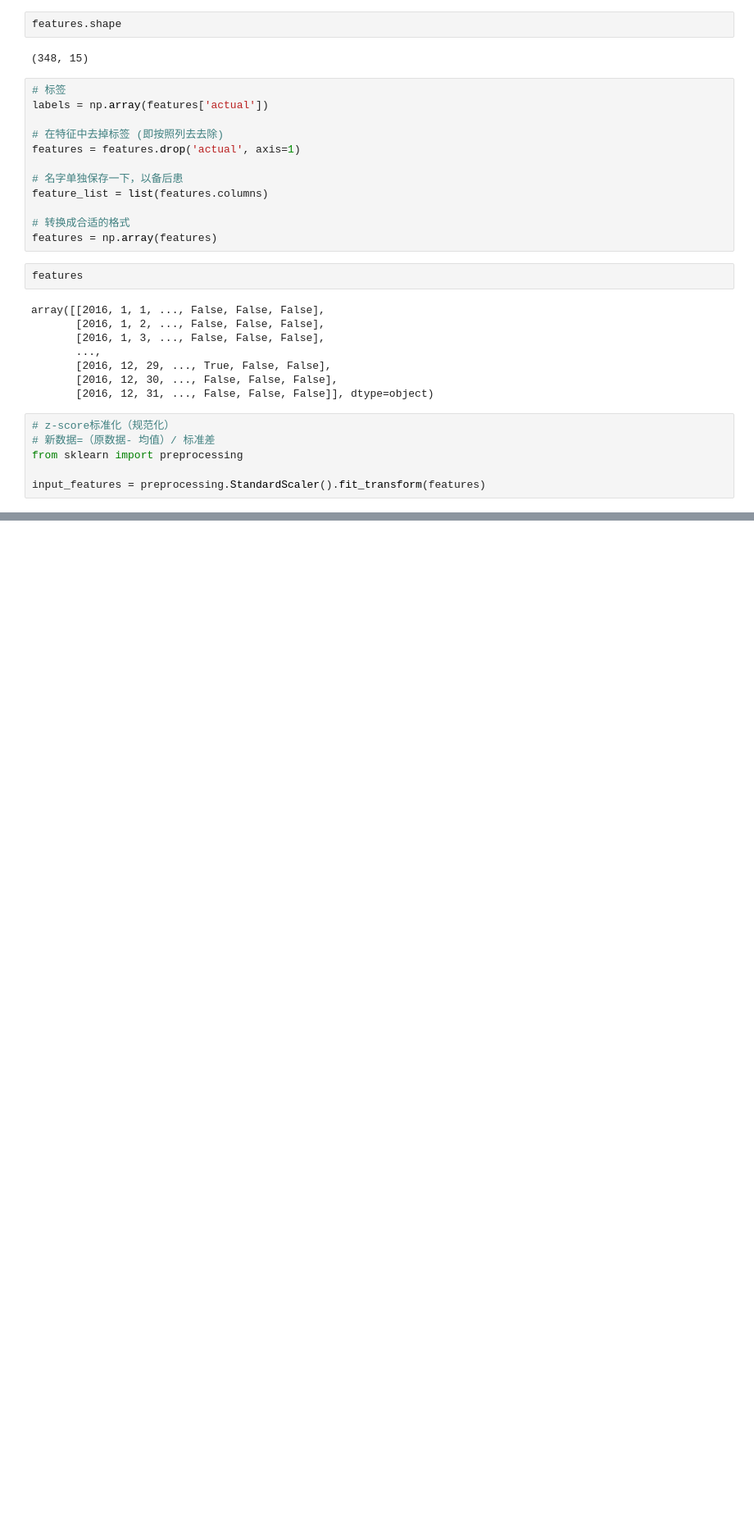
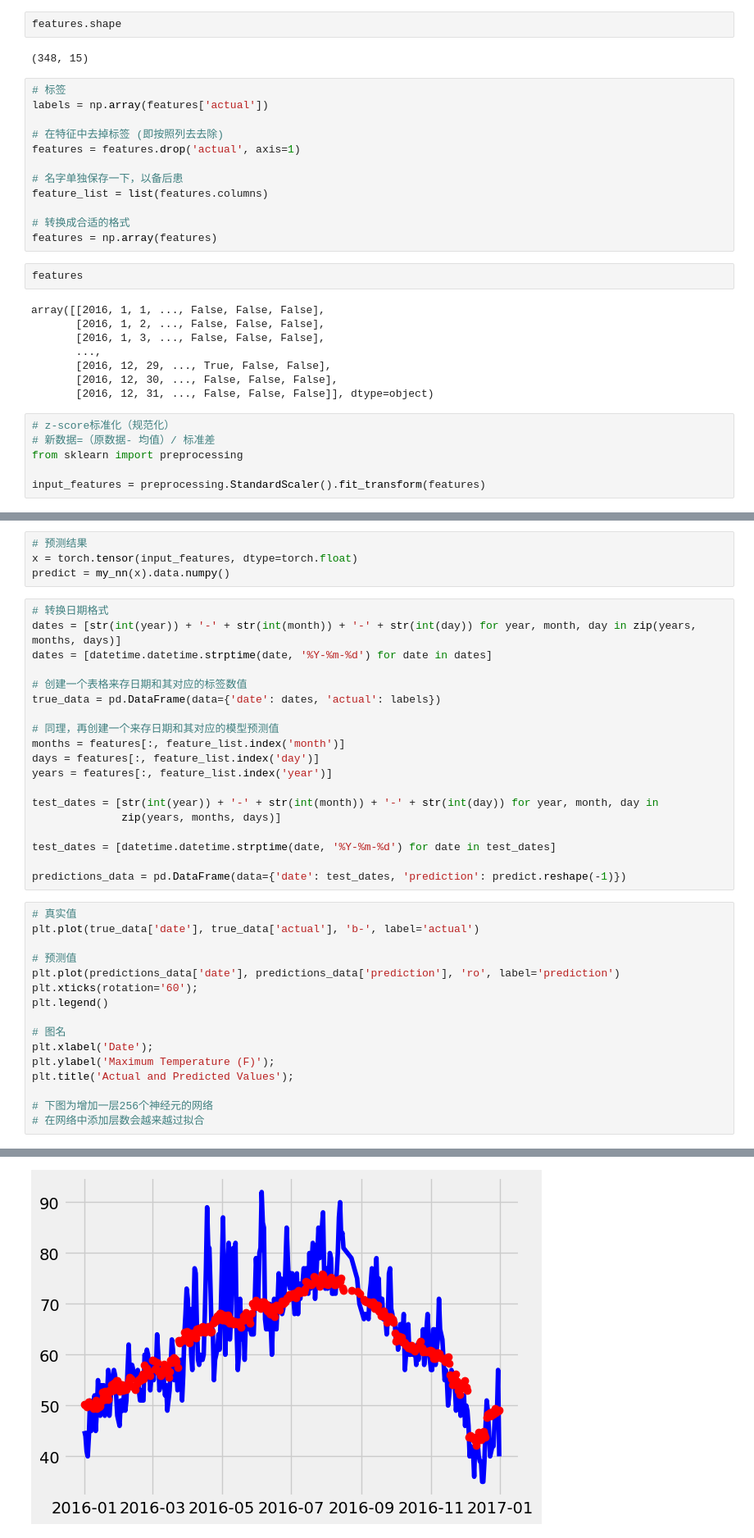
Before and after one commit to DawningAn/Learning-torch, a Jupyter notebook: 气温预测分类任务/code.ipynb, the cells around one changed output, grey strips where cells are left out. Shown: that part at 82% size. Drawn from its saved outputs; the diff is of its cells as text; blank space fills up the shorter version.

```diff
--- a/气温预测分类任务/code.ipynb
+++ b/气温预测分类任务/code.ipynb
@@ -143,0 +253,40 @@ y = torch.tensor(labels, dtype=float)
+# %%
+# 预测结果
+x = torch.tensor(input_features, dtype=torch.float)
+predict = my_nn(x).data.numpy()
+# %%
+# 转换日期格式
+dates = [str(int(year)) + '-' + str(int(month)) + '-' + str(int(day)) for year, month, day in zip(years, months, days)]
+dates = [datetime.datetime.strptime(date, '%Y-%m-%d') for date in dates]
+
+# 创建一个表格来存日期和其对应的标签数值
+true_data = pd.DataFrame(data={'date': dates, 'actual': labels})
+
+# 同理，再创建一个来存日期和其对应的模型预测值
+months = features[:, feature_list.index('month')]
+days = features[:, feature_list.index('day')]
+years = features[:, feature_list.index('year')]
+
+test_dates = [str(int(year)) + '-' + str(int(month)) + '-' + str(int(day)) for year, month, day in
+              zip(years, months, days)]
+
+test_dates = [datetime.datetime.strptime(date, '%Y-%m-%d') for date in test_dates]
+
+predictions_data = pd.DataFrame(data={'date': test_dates, 'prediction': predict.reshape(-1)})
+# %%
+# 真实值
+plt.plot(true_data['date'], true_data['actual'], 'b-', label='actual')
+
+# 预测值
+plt.plot(predictions_data['date'], predictions_data['prediction'], 'ro', label='prediction')
+plt.xticks(rotation='60');
+plt.legend()
+
+# 图名
+plt.xlabel('Date');
+plt.ylabel('Maximum Temperature (F)');
+plt.title('Actual and Predicted Values');
+
+# 下图为增加一层256个神经元的网络
+# 在网络中添加层数会越来越过拟合
+# %% [output]
@@ -143,0 +294 @@ y = torch.tensor(labels, dtype=float)
+[figure, added]
```
Also changed, not shown: parts of 9 cells of this notebook, 2 other files.
